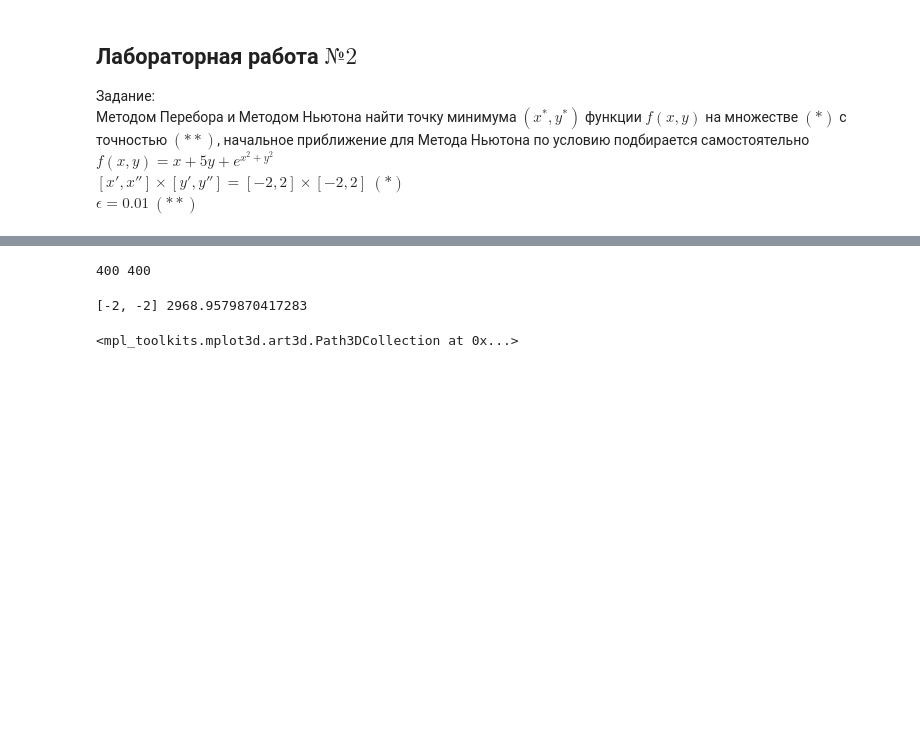
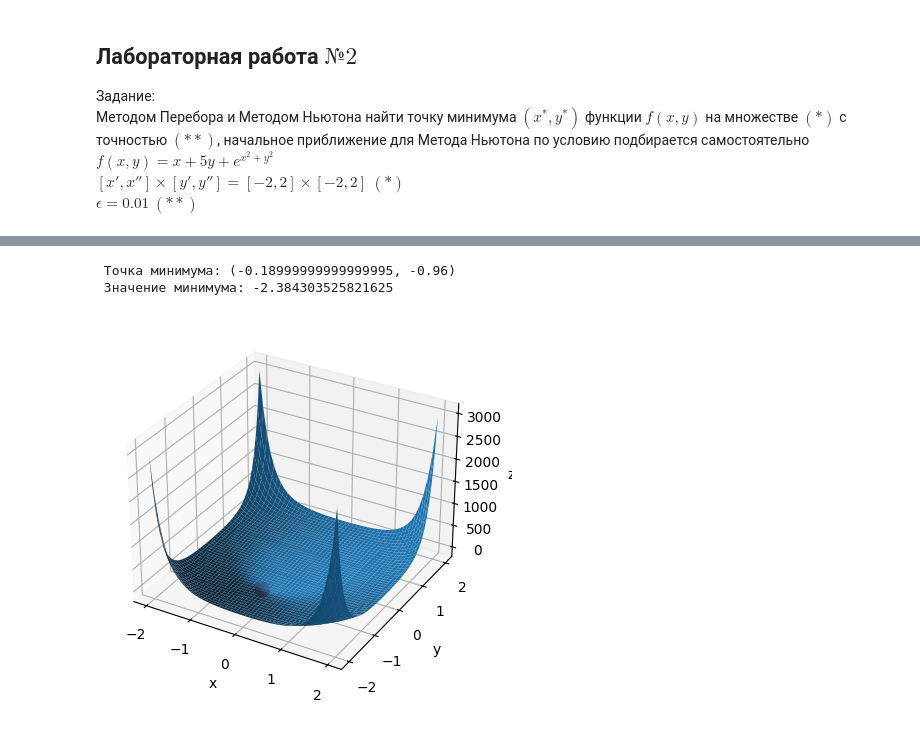
Before and after one commit to Kyushuki/optimization_methods, a Jupyter notebook: labs.ipynb, the cells around one changed output, grey strips where cells are left out. Cells and saved outputs as stored; diff of their text form; code cells hidden in the pictures; blank space fills up the shorter version.

```diff
--- a/labs.ipynb
+++ b/labs.ipynb
@@ -130,14 +127,14 @@ plt.legend()
 $f(x,y) = x + 5y + e^{x^2 + y^2}$
 $[x',x''] \times [y',y''] = [-2,2] \times [-2,2]$           $(*)$
 $\epsilon = 0.01$              $(**)$
-# %%
-def min(set):
-    min = set[0]
-    ii = 0
-    for i in range(len(set)):
-        if set[i]<min:
-            min = set[i]
-            ii = i
-
-    return min, ii
+# %%
+def plot3D(func, ax, x,y):
+    ax.set_xlabel('x')
+    ax.set_ylabel('y')
+    ax.set_zlabel('z')
+    x = np.linspace(x[0],x[1])
+    y = np.linspace(y[0],y[1])
+    x, y = np.meshgrid(x,y)
+    z = func(x,y)
+    ax.plot_surface(x,y,z)
 # %%
@@ -171,32 +162,18 @@ def exhaustiveSearch(f_set,set):
 # %%
-
-# fig = plt.figure()
+fig = plt.figure()
 ax = plt.axes(projection='3d')
-ax.set_xlabel('x')
-ax.set_ylabel('y')
-ax.set_zlabel('z')
-ax.view_init(20,180)
 
 def f_xy(x,y):
-    return (x + 5*y + np.exp(x**2 + y**2))
-x = (-2, 2)
-y = (-2, 2)
+    return (x + 5*y + np.exp(x**2)*np.exp(y**2))
+
+x = (-2., 2.)
+y = (-2., 2.)
 epsilon = 0.01
 
+f,xx,yy = methodofbruteforce(f_xy,x,y,epsilon)
 
+plot3D(f_xy,ax,x,y)
+ax.scatter3D(xx,yy,f, s=100, color='red')
 
-set = grid(x,y,epsilon)
-
-f_set = funcOfset(f_xy,set)
-
-xy_min, f_min = exhaustiveSearch(f_set,set)
-print(xy_min,f_min)
-
-xm = np.linspace(x[0],x[1])
-ym = np.linspace(y[0],y[1])
-xm, ym = np.meshgrid(xm,ym)
-zm = f_xy(xm,ym)
-ax.plot_surface(xm,ym,zm)
-
-ax.scatter(xy_min[0],xy_min[1],f_min, s=100, color='red')
+print(f" Точка минимума: {(xx,yy)} \n Значение минимума: {f} \n ")
 # %% [output]
@@ -205,3 +180,3 @@ ax.scatter(xy_min[0],xy_min[1],f_min, s=100, color='red')
-400 400
+ Точка минимума: (-0.18999999999999995, -0.96)
+ Значение минимума: -2.384303525821625
-[-2, -2] 2968.9579870417283
-<mpl_toolkits.mplot3d.art3d.Path3DCollection at 0x...>
+[figure, added]
```
Also changed, not shown: parts of 7 cells of this notebook.
